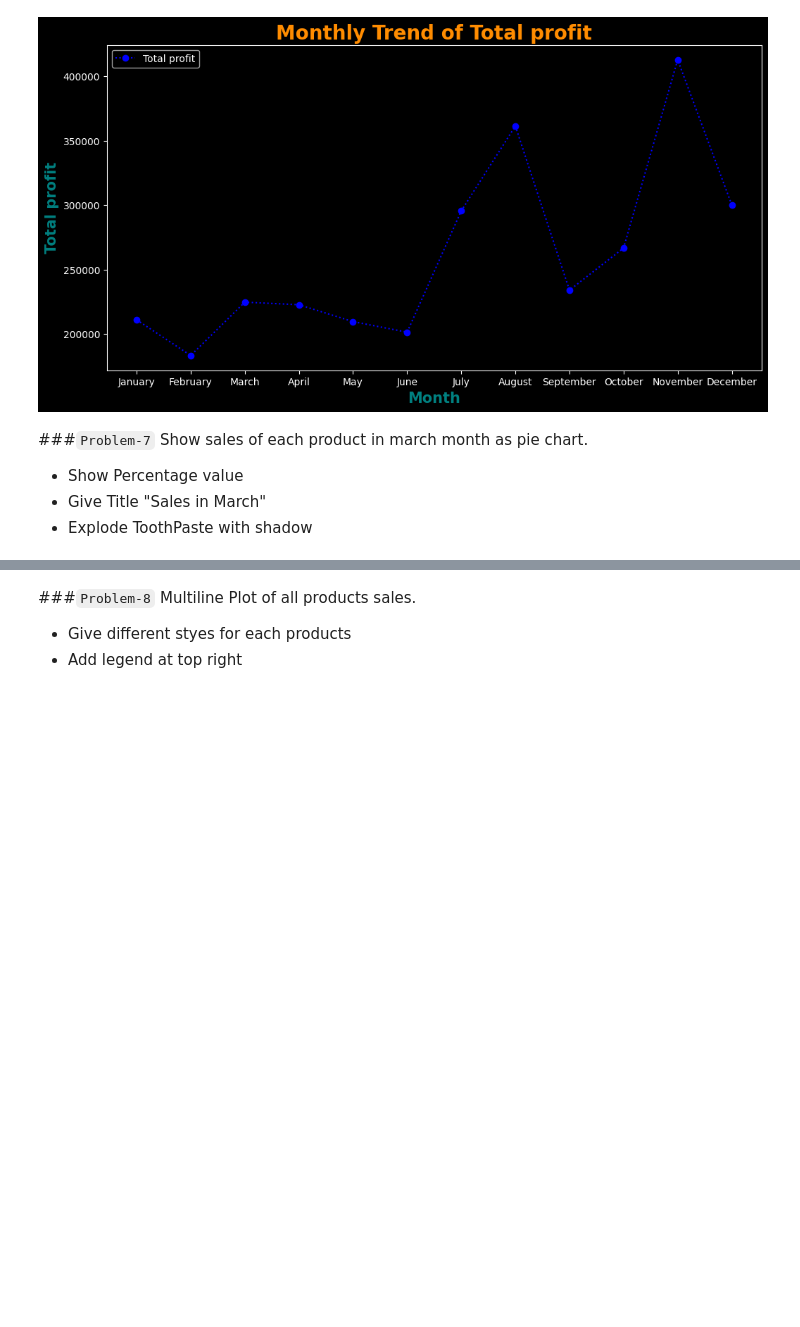
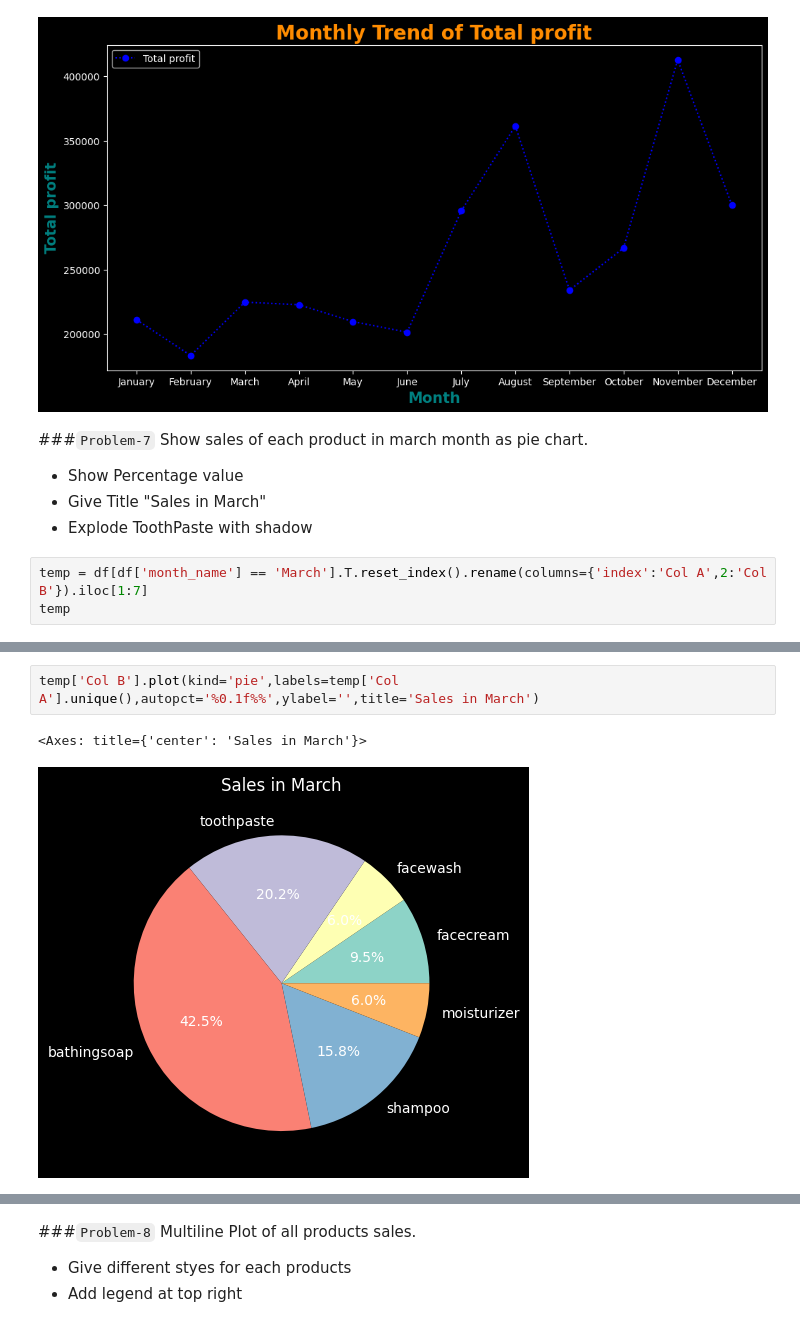
Before and after one commit to rishabhk1501/Data-Analytics-Tasks, a Jupyter notebook: session_23_task_soln.ipynb, the cells around one changed output, grey strips where cells are left out. Drawn from its saved outputs; the diff is of its cells as text; blank space fills up the shorter version.

```diff
--- a/session_23_task_soln.ipynb
+++ b/session_23_task_soln.ipynb
@@ -254,3 +254,6 @@ Show sales of each product in march month as pie chart.
 * Show Percentage value
 * Give Title "Sales in March"
 * Explode ToothPaste with shadow
+# %%
+temp = df[df['month_name'] == 'March'].T.reset_index().rename(columns={'index':'Col A',2:'Col B'}).iloc[1:7]
+temp
@@ -256,0 +268,5 @@ Show sales of each product in march month as pie chart.
+# %%
+temp['Col B'].plot(kind='pie',labels=temp['Col A'].unique(),autopct='%0.1f%%',ylabel='',title='Sales in March')
+# %% [output]
+<Axes: title={'center': 'Sales in March'}>
+[figure, added]
```
Also changed, not shown: parts of 2 cells of this notebook.
